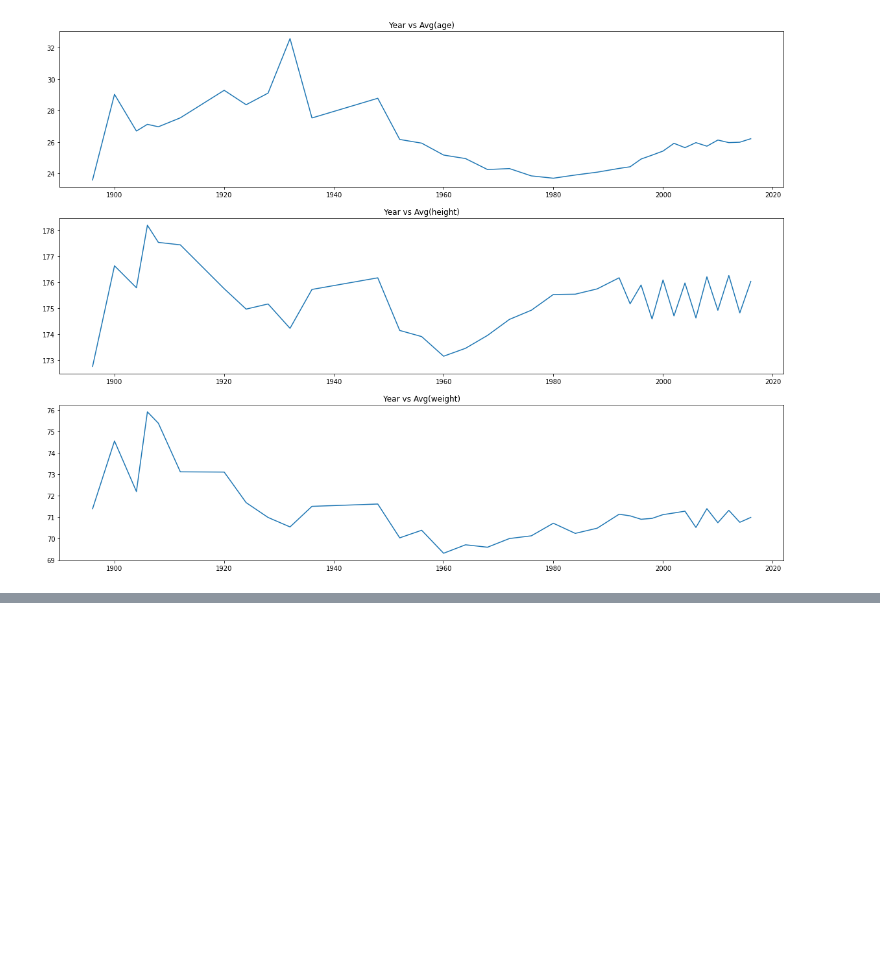
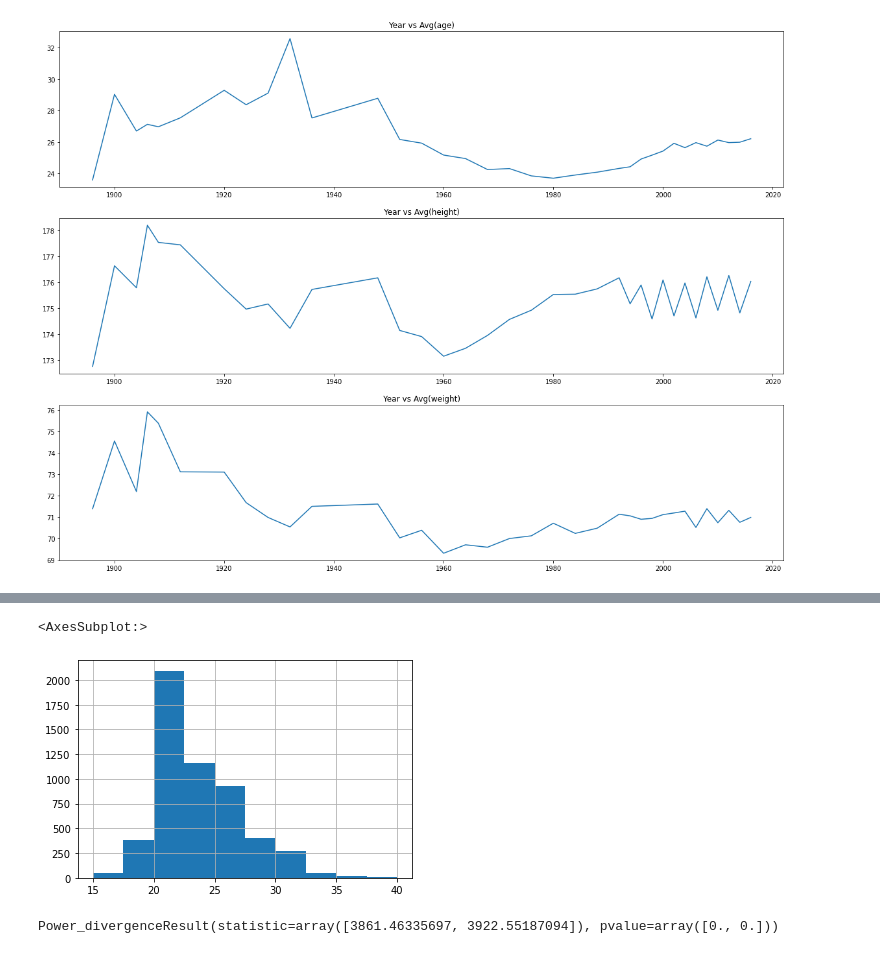
Before and after one commit to baljor3/olympics, a Jupyter notebook: capstone project.ipynb, the cells around one changed output, grey strips where cells are left out. Cells and saved outputs as stored; diff of their text form; code cells hidden in the pictures; blank space fills up the shorter version.

```diff
--- a/capstone project.ipynb
+++ b/capstone project.ipynb
@@ -724,0 +779,5 @@ plt.show()
+# %%
+football['Age'].hist()
+# %% [output]
+<AxesSubplot:>
+[figure, added]
@@ -724,0 +791,4 @@ plt.show()
+# %%
+chisquare(teams[['count_medals','count_nulls']])
+# %% [output]
+Power_divergenceResult(statistic=array([3861.46335697, 3922.55187094]), pvalue=array([0., 0.]))
```
Also changed, not shown: parts of 17 cells of this notebook.
